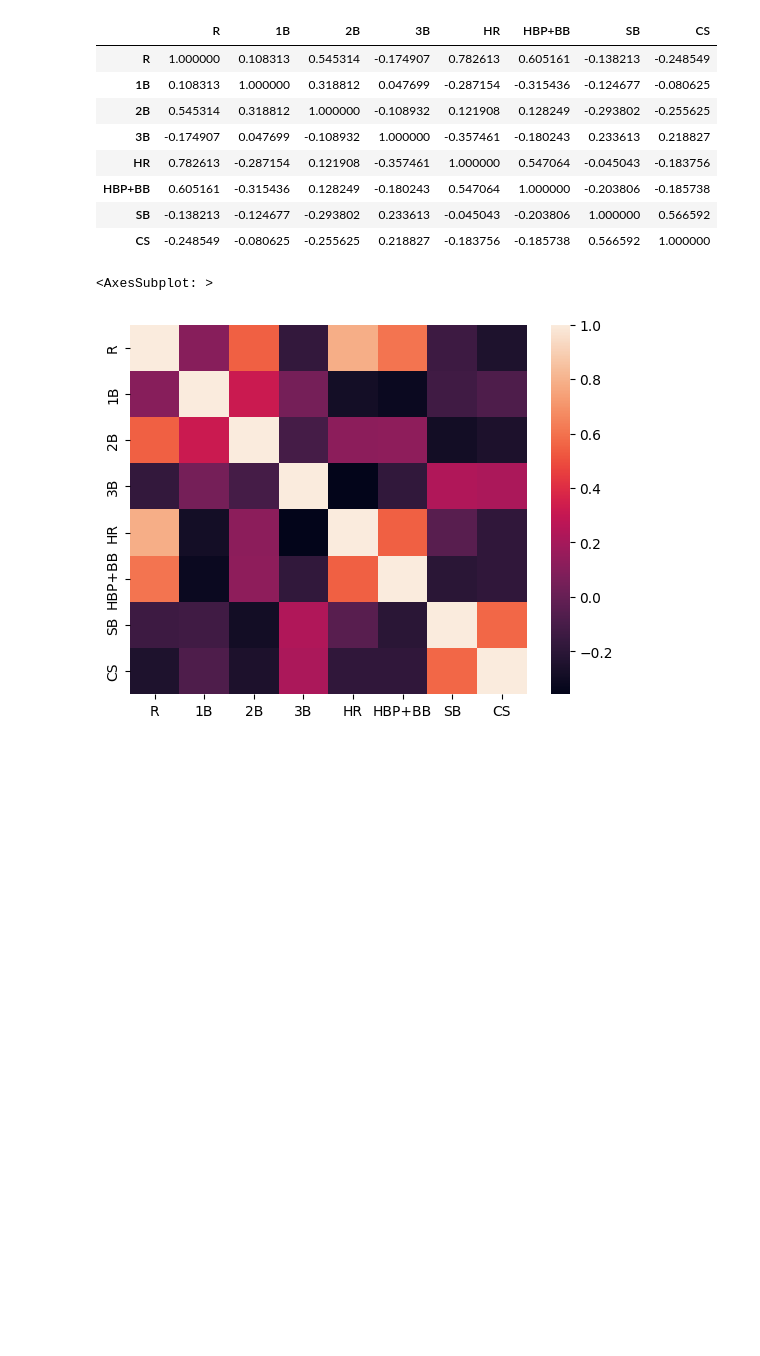
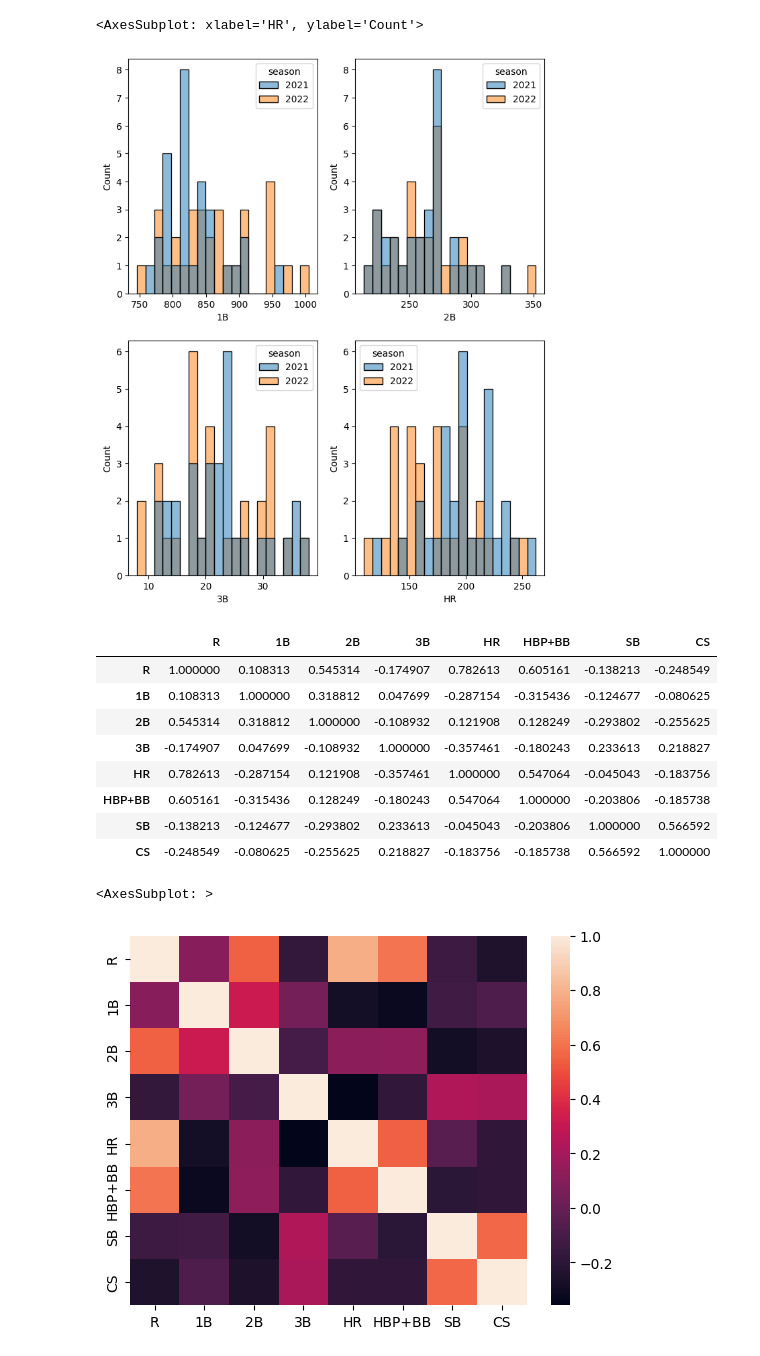
Before and after one commit to dpasse/rc, a Jupyter notebook: notebooks/mlb/runs_regression.ipynb, the cells around one changed output. Saved outputs shown, nothing was run; the diff lists cells and outputs as text; code cells hidden in the pictures; blank space fills up the shorter version.

```diff
--- a/notebooks/mlb/runs_regression.ipynb
+++ b/notebooks/mlb/runs_regression.ipynb
@@ -46,3 +74,13 @@ df.head()
+# %%
+fig, axes = plt.subplots(2, 2, figsize=(8, 10))
+
+sns.histplot(ax=axes[0, 0], data=df, x='1B', hue='season', bins=20)
+sns.histplot(ax=axes[0, 1], data=df, x='2B', hue='season', bins=20)
+sns.histplot(ax=axes[1, 0], data=df, x='3B', hue='season', bins=20)
+sns.histplot(ax=axes[1, 1], data=df, x='HR', hue='season', bins=20)
+# %% [output]
+<AxesSubplot: xlabel='HR', ylabel='Count'>
+[figure, added]
 # %%
 corr = df[[target] + regression_columns].corr()
 corr
```
Also changed, not shown: parts of 7 cells of this notebook, 2 other files.
